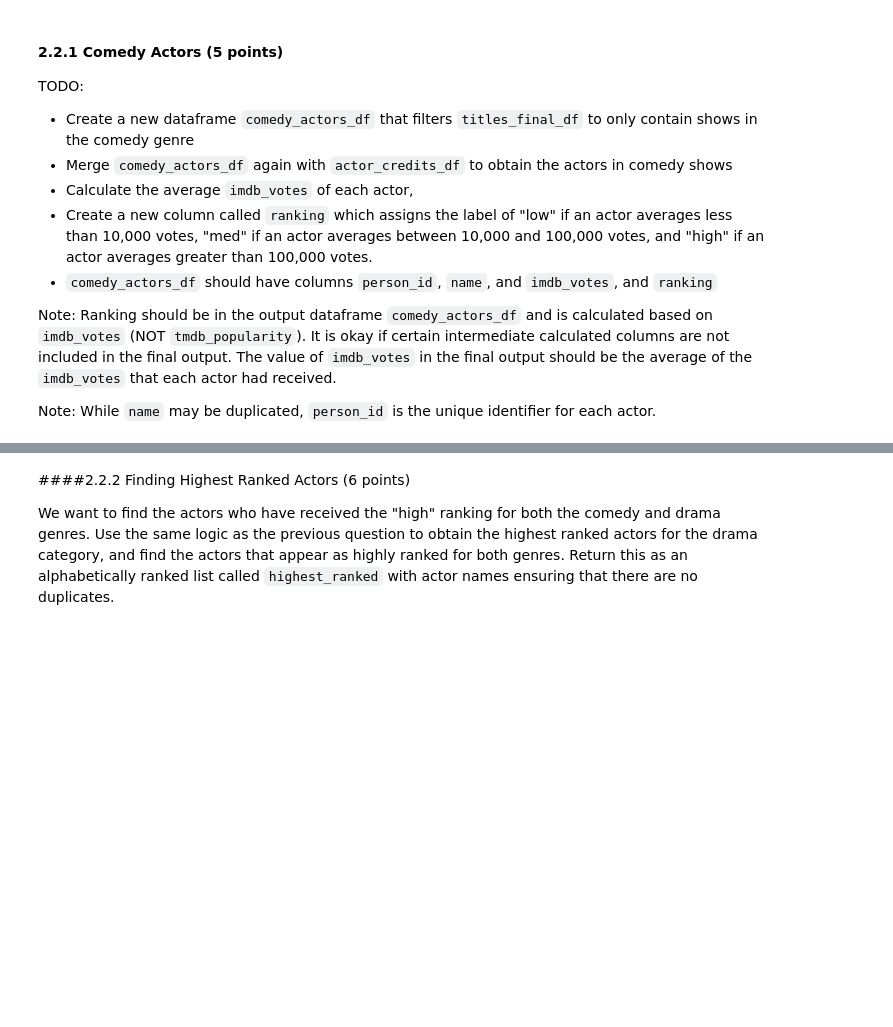
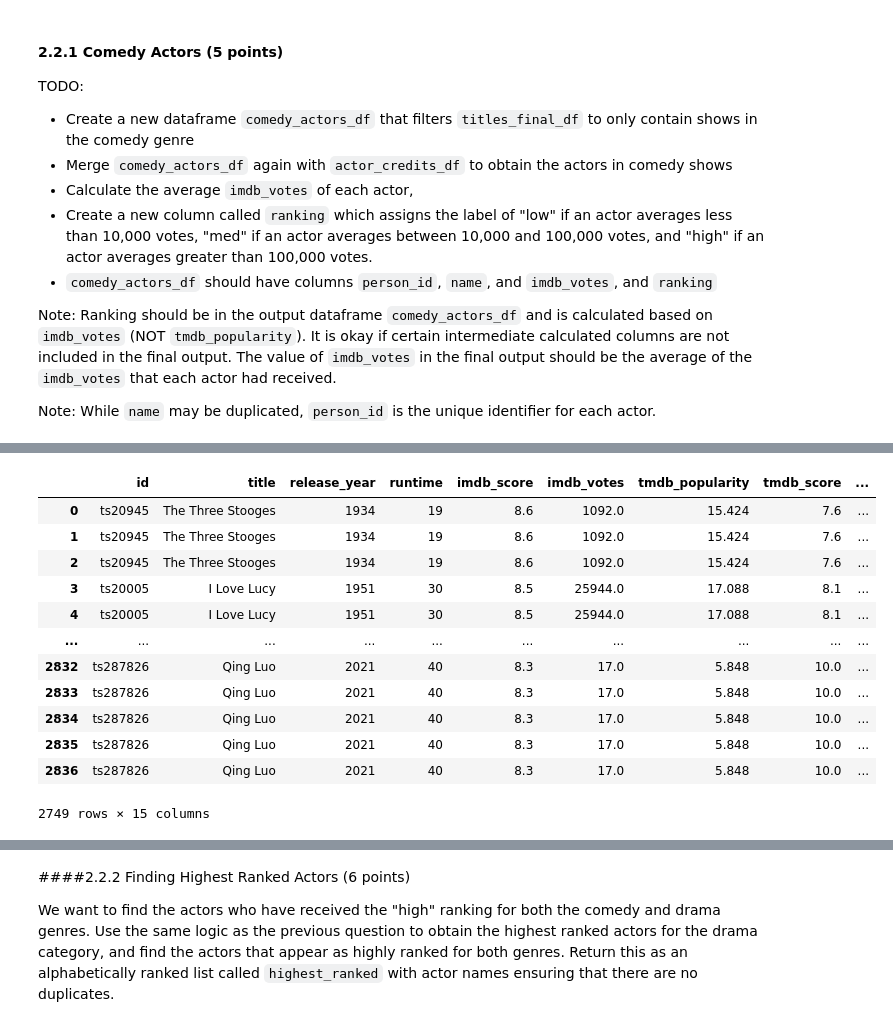
Before and after one commit to YanfuOu/CIS545, a Jupyter notebook: Yanfu_HW_1_FA2024.ipynb, the cells around one changed output, grey strips where cells are left out. Drawn from its saved outputs; the diff is of its cells as text; code cells hidden in the pictures; blank space fills up the shorter version.

```diff
--- a/Yanfu_HW_1_FA2024.ipynb
+++ b/Yanfu_HW_1_FA2024.ipynb
@@ -755,0 +914,20 @@ Note: While `name` may be duplicated, `person_id` is the unique identifier for e
+# %%
+# TODO
+comedy_actors_df = titles_final_df[(titles_final_df['genres_expanded'] == 'comedy') & (titles_final_df['is_movie'] == 0) ]
+new_merged_df = pd.merge(comedy_actors_df, credits_df, on='id', how='inner')
+new_merged_df = new_merged_df[new_merged_df['role'] == 'ACTOR']
+new_merged_df
+# %% [output]
+|  | id | title | release_year | runtime | imdb_score | imdb_votes | tmdb_popularity | tmdb_score | ... |
+| 0 | ts20945 | The Three Stooges | 1934 | 19 | 8.6 | 1092.0 | 15.424 | 7.6 | ... |
+| 1 | ts20945 | The Three Stooges | 1934 | 19 | 8.6 | 1092.0 | 15.424 | 7.6 | ... |
+| 2 | ts20945 | The Three Stooges | 1934 | 19 | 8.6 | 1092.0 | 15.424 | 7.6 | ... |
+| 3 | ts20005 | I Love Lucy | 1951 | 30 | 8.5 | 25944.0 | 17.088 | 8.1 | ... |
+| 4 | ts20005 | I Love Lucy | 1951 | 30 | 8.5 | 25944.0 | 17.088 | 8.1 | ... |
+| ... | ... | ... | ... | ... | ... | ... | ... | ... | ... |
+| 2832 | ts287826 | Qing Luo | 2021 | 40 | 8.3 | 17.0 | 5.848 | 10.0 | ... |
+| 2833 | ts287826 | Qing Luo | 2021 | 40 | 8.3 | 17.0 | 5.848 | 10.0 | ... |
+| 2834 | ts287826 | Qing Luo | 2021 | 40 | 8.3 | 17.0 | 5.848 | 10.0 | ... |
+| 2835 | ts287826 | Qing Luo | 2021 | 40 | 8.3 | 17.0 | 5.848 | 10.0 | ... |
+| 2836 | ts287826 | Qing Luo | 2021 | 40 | 8.3 | 17.0 | 5.848 | 10.0 | ... |
+2749 rows × 15 columns
```
Also changed, not shown: parts of 24 cells of this notebook.
